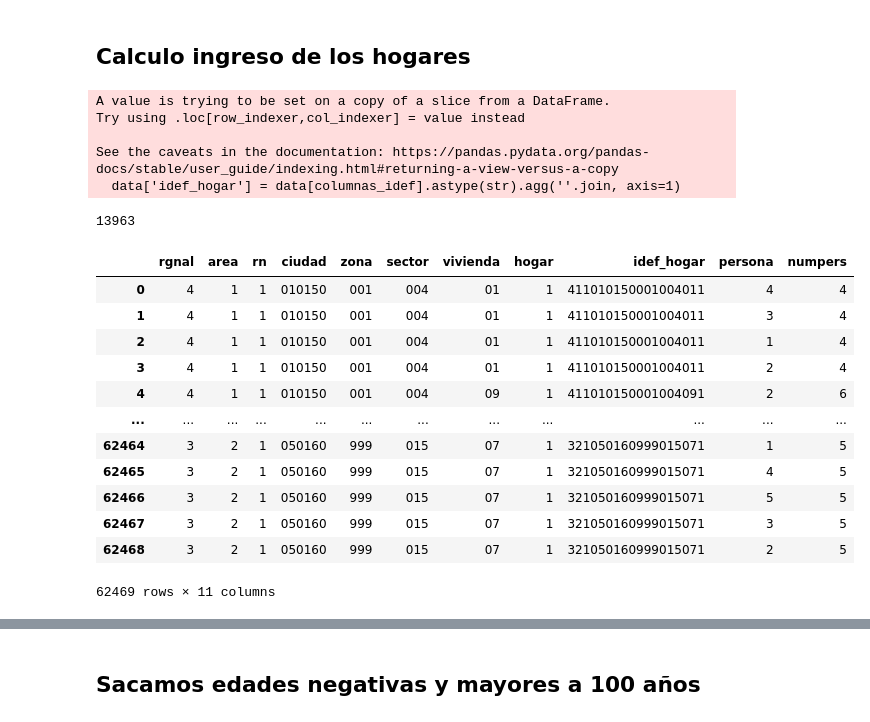
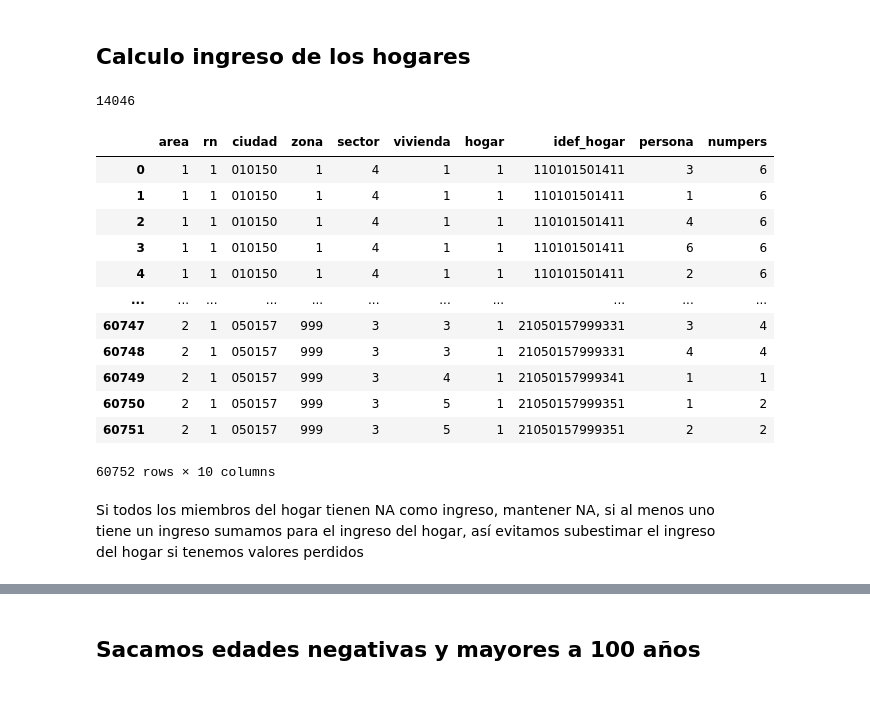
Before and after one commit to oejaramillo/salario-minimo-y-pobreza-Ecuador, a Jupyter notebook: enemdu2001.ipynb, the cells around one changed output, grey strips where cells are left out. Cells and saved outputs as stored; diff of their text form; code cells hidden in the pictures.

Commit message:
revisión, 2000 y 2001, corrección de imputaciones de ingresos 0 para hogares y corrección del manejo de ingresos trimestrales

```diff
--- a/enemdu2001.ipynb
+++ b/enemdu2001.ipynb
@@ -331,0 +218,19 @@ See the caveats in the documentation: https://pandas.pydata.org/pandas-docs/stab
+# %%
+# Calculamos el deflactor
+data['def_t1'] = (data['ipc_base_t1'] / data['ipc_t1'])
+data['def_t2'] = (data['ipc_base_t2'] / data['ipc_t2'])
+data['def_t3'] = (data['ipc_base_t3'] / data['ipc_t3'])
+data['def_t4'] = (data['ipc_base_t4'] / data['ipc_t4'])
+# %%
+data['ingr_ene_r'] = data['ingr_ene'] * data['def_t1']
+data['ingr_feb_r'] = data['ingr_feb'] * data['def_t1']
+data['ingr_mar_r'] = data['ingr_mar'] * data['def_t1']
+data['ingr_abr_r'] = data['ingr_abr'] * data['def_t2']
+data['ingr_may_r'] = data['ingr_may'] * data['def_t2']
+data['ingr_jun_r'] = data['ingr_jun'] * data['def_t2']
+data['ingr_jul_r'] = data['ingr_jul'] * data['def_t3']
+data['ingr_ago_r'] = data['ingr_ago'] * data['def_t3']
+data['ingr_sep_r'] = data['ingr_sep'] * data['def_t3']
+data['ingr_oct_r'] = data['ingr_oct'] * data['def_t4']
+data['ingr_nov_r'] = data['ingr_nov'] * data['def_t4']
+data['ingr_dic_r'] = data['ingr_dic'] * data['def_t4']
@@ -332,5 +239,5 @@ See the caveats in the documentation: https://pandas.pydata.org/pandas-docs/stab
 # %%
-data['ingr_t1_r'] = data['ingr_t1'] * data['def']
-data['ingr_t2_r'] = data['ingr_t2'] * data['def']
-data['ingr_t3_r'] = data['ingr_t3'] * data['def']
-data['ingr_t4_r'] = data['ingr_t4'] * data['def']
+data['ingr_t1_r'] = (data['ingr_ene_r'] + data['ingr_feb_r'] + data['ingr_mar_r'])/3
+data['ingr_t2_r'] = (data['ingr_abr_r'] + data['ingr_may_r'] + data['ingr_jun_r'])/3
+data['ingr_t3_r'] = (data['ingr_jul_r'] + data['ingr_ago_r'] + data['ingr_sep_r'])/3
+data['ingr_t4_r'] = (data['ingr_oct_r'] + data['ingr_nov_r'] + data['ingr_dic_r'])/3
@@ -374,32 +244,28 @@ data[['ingr_t1', 'ingr_t2', 'ingr_t3', 'ingr_t4', 'ipc', 'ipc_base', 'def', 'ing
 # %% [markdown]
 ## Calculo ingreso de los hogares
 # %%
-columnas_idef = ['rgnal', 'area', 'rn', 'ciudad', 'zona', 'sector', 'vivienda',
-             'hogar']
+columnas_idef = ['area', 'rn', 'ciudad', 'zona', 'sector', 'vivienda', 'hogar']
 
 data['idef_hogar'] = data[columnas_idef].astype(str).agg(''.join, axis=1)
 len(data['idef_hogar'].unique())
 # %% [output]
-A value is trying to be set on a copy of a slice from a DataFrame.
-Try using .loc[row_indexer,col_indexer] = value instead
-
-See the caveats in the documentation: https://pandas.pydata.org/pandas-docs/stable/user_guide/indexing.html#returning-a-view-versus-a-copy
-  data['idef_hogar'] = data[columnas_idef].astype(str).agg(''.join, axis=1)
+14046
-13963
 # %%
-data[['rgnal', 'area', 'rn', 'ciudad', 'zona', 'sector', 'vivienda',
-             'hogar', 'idef_hogar', 'persona', 'numpers']]
+data[['area', 'rn', 'ciudad', 'zona', 'sector', 'vivienda', 'hogar',
+      'idef_hogar', 'persona', 'numpers']]
 # %% [output]
-|  | rgnal | area | rn | ciudad | zona | sector | vivienda | hogar | idef_hogar | persona | numpers |
-| 0 | 4 | 1 | 1 | 010150 | 001 | 004 | 01 | 1 | 411010150001004011 | 4 | 4 |
-| 1 | 4 | 1 | 1 | 010150 | 001 | 004 | 01 | 1 | 411010150001004011 | 3 | 4 |
-| 2 | 4 | 1 | 1 | 010150 | 001 | 004 | 01 | 1 | 411010150001004011 | 1 | 4 |
-| 3 | 4 | 1 | 1 | 010150 | 001 | 004 | 01 | 1 | 411010150001004011 | 2 | 4 |
-| 4 | 4 | 1 | 1 | 010150 | 001 | 004 | 09 | 1 | 411010150001004091 | 2 | 6 |
-| ... | ... | ... | ... | ... | ... | ... | ... | ... | ... | ... | ... |
-| 62464 | 3 | 2 | 1 | 050160 | 999 | 015 | 07 | 1 | 321050160999015071 | 1 | 5 |
-| 62465 | 3 | 2 | 1 | 050160 | 999 | 015 | 07 | 1 | 321050160999015071 | 4 | 5 |
-| 62466 | 3 | 2 | 1 | 050160 | 999 | 015 | 07 | 1 | 321050160999015071 | 5 | 5 |
-| 62467 | 3 | 2 | 1 | 050160 | 999 | 015 | 07 | 1 | 321050160999015071 | 3 | 5 |
-| 62468 | 3 | 2 | 1 | 050160 | 999 | 015 | 07 | 1 | 321050160999015071 | 2 | 5 |
+|  | area | rn | ciudad | zona | sector | vivienda | hogar | idef_hogar | persona | numpers |
+| 0 | 1 | 1 | 010150 | 1 | 4 | 1 | 1 | 110101501411 | 3 | 6 |
+| 1 | 1 | 1 | 010150 | 1 | 4 | 1 | 1 | 110101501411 | 1 | 6 |
+| 2 | 1 | 1 | 010150 | 1 | 4 | 1 | 1 | 110101501411 | 4 | 6 |
+| 3 | 1 | 1 | 010150 | 1 | 4 | 1 | 1 | 110101501411 | 6 | 6 |
+| 4 | 1 | 1 | 010150 | 1 | 4 | 1 | 1 | 110101501411 | 2 | 6 |
+| ... | ... | ... | ... | ... | ... | ... | ... | ... | ... | ... |
+| 60747 | 2 | 1 | 050157 | 999 | 3 | 3 | 1 | 21050157999331 | 3 | 4 |
+| 60748 | 2 | 1 | 050157 | 999 | 3 | 3 | 1 | 21050157999331 | 4 | 4 |
+| 60749 | 2 | 1 | 050157 | 999 | 3 | 4 | 1 | 21050157999341 | 1 | 1 |
+| 60750 | 2 | 1 | 050157 | 999 | 3 | 5 | 1 | 21050157999351 | 1 | 2 |
+| 60751 | 2 | 1 | 050157 | 999 | 3 | 5 | 1 | 21050157999351 | 2 | 2 |
-62469 rows × 11 columns
+60752 rows × 10 columns
+# %% [markdown]
+Si todos los miembros del hogar tienen NA como ingreso, mantener NA, si al menos uno tiene un ingreso sumamos para el ingreso del hogar, así evitamos subestimar el ingreso del hogar si tenemos valores perdidos
```
Also changed, not shown: parts of 51 cells of this notebook, 13 other files.
